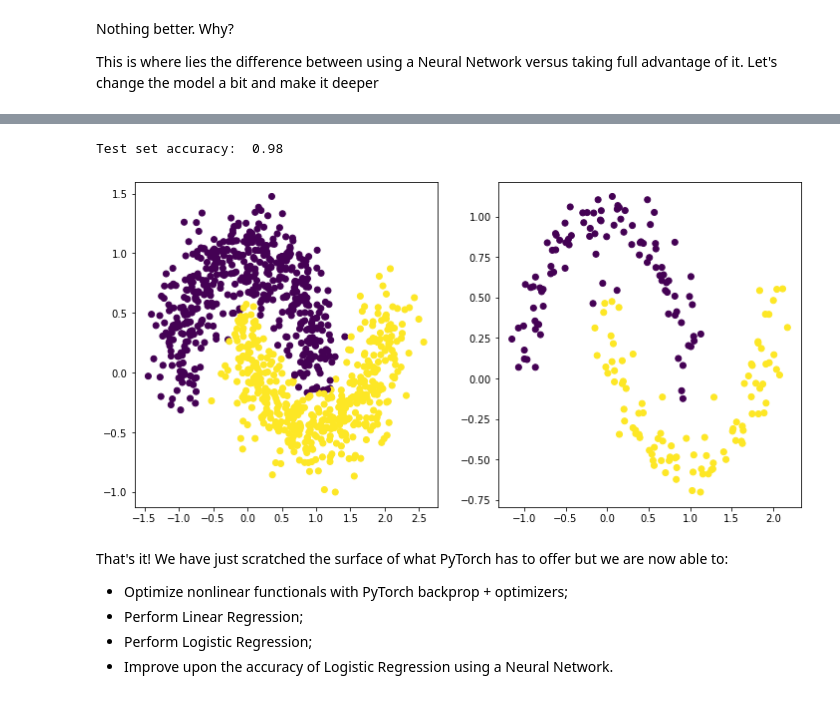
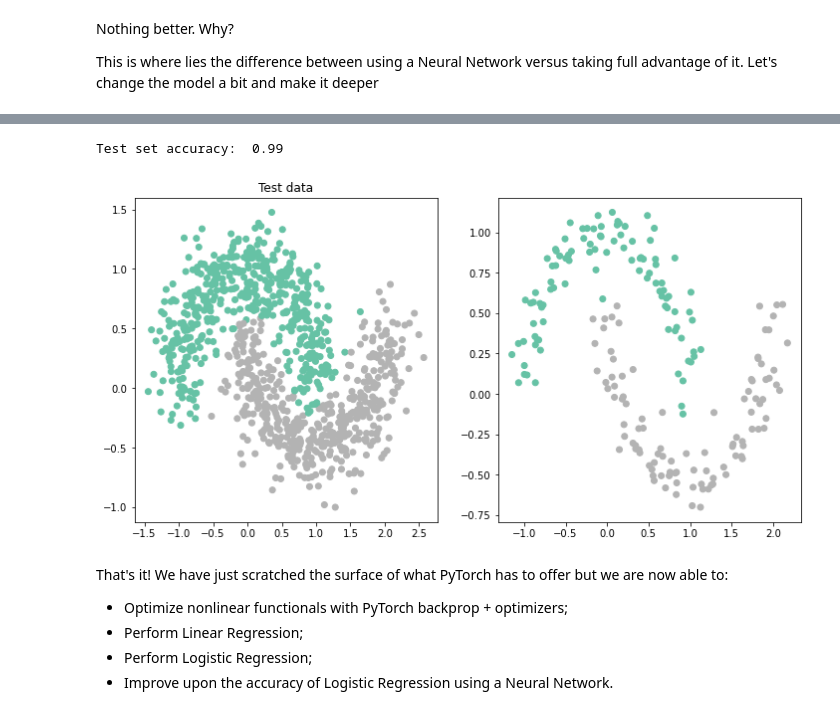
Before and after one commit to DIG-Kaust/MLgeoscience, a Jupyter notebook: labs/1_BasicPytorch.ipynb, the cells around one changed output, grey strips where cells are left out. Cells and saved outputs as stored; diff of their text form; code cells hidden in the pictures.

```diff
--- a/labs/1_BasicPytorch.ipynb
+++ b/labs/1_BasicPytorch.ipynb
@@ -767,18 +769,21 @@ class DeepNetwork(nn.Module):
         a3 = self.sigmoid(z3)
         return a3
 # %%
-#network = DeepNetwork(2, [4, 8], 1)
+set_seed(42)
+
+network = DeepNetwork(2, [4, 8], 1)
 
 # Another option to create sequential models (more compact!)
-network = nn.Sequential(nn.Linear(2, 4, bias=True),
-                        nn.ReLU(),
-                        nn.Linear(4, 8, bias=True),
-                        nn.ReLU(),
-                        nn.Linear(8, 1, bias=True),
-                        nn.Sigmoid())
+#network = nn.Sequential(nn.Linear(2, 4, bias=True),
+#                        nn.ReLU(),
+#                        nn.Linear(4, 8, bias=True),
+#                        nn.ReLU(),
+#                        nn.Linear(8, 1, bias=True),
+#                        nn.Sigmoid())
 
 bce_loss = nn.BCELoss()
-optim = torch.optim.SGD(network.parameters(), lr=1)
+optim = torch.optim.SGD(network.parameters(), lr=1.)
+
 for i in range(1000):
     train_loss, train_accuracy = train(network, bce_loss, optim, train_loader)
     test_loss, test_accuracy = evaluate(network, bce_loss, test_loader)
@@ -799,15 +804,18 @@ Epoch 900, Training Loss 0.08, Training Accuracy 0.97, Test Loss 0.03, Test Accu
 # %%
 network.eval()
 with torch.no_grad():
     a_train = network(X_train)
     a_test = network(X_test)
 print("Test set accuracy: ", accuracy_score(y_test, np.where(a_test[:, 0].numpy()>0.5, 1, 0)))
+
 fig, ax = plt.subplots(1, 2, figsize=(12, 6))
-ax[0].scatter(X_train[:, 0], X_train[:, 1], c=np.where(a_train[:, 0].numpy()>0.5, 1, 0))
-ax[1].scatter(X_test[:, 0], X_test[:, 1], c=np.where(a_test[:, 0].numpy()>0.5, 1, 0));
+ax[0].scatter(X_train[:, 0], X_train[:, 1], c=np.where(a_train[:, 0].numpy()>0.5, 1, 0), cmap='Set2')
+ax[0].set_title('Train data')
+ax[1].scatter(X_test[:, 0], X_test[:, 1], c=np.where(a_test[:, 0].numpy()>0.5, 1, 0), cmap='Set2')
+ax[0].set_title('Test data');
 # %% [output]
-Test set accuracy:  0.98
+Test set accuracy:  0.99
-[figure, old version]
+[figure, new version]
 # %% [markdown]
 That's it! We have just scratched the surface of what PyTorch has to offer but we are now able to:
 
```
Also changed, not shown: parts of 11 cells of this notebook.
